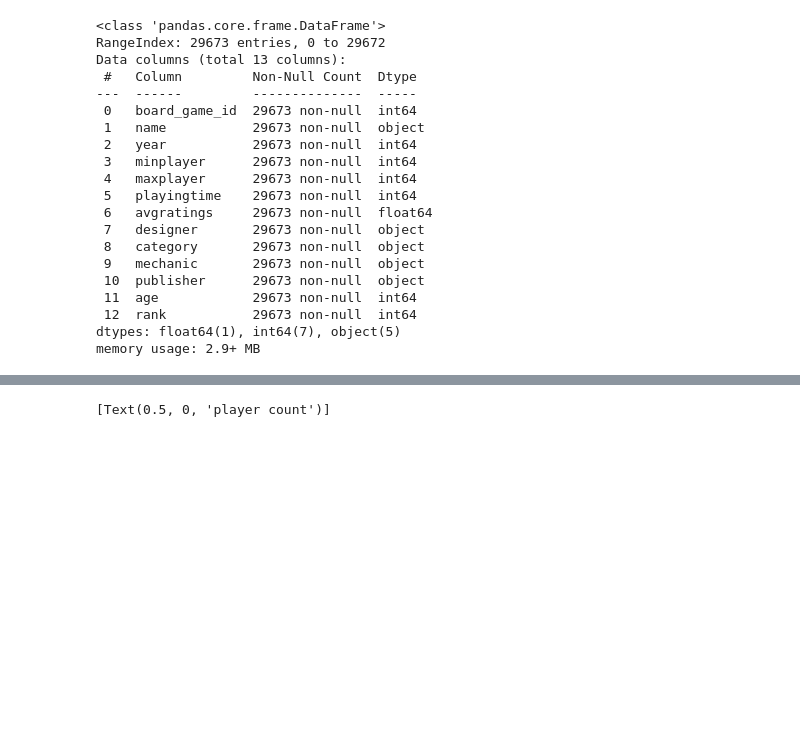
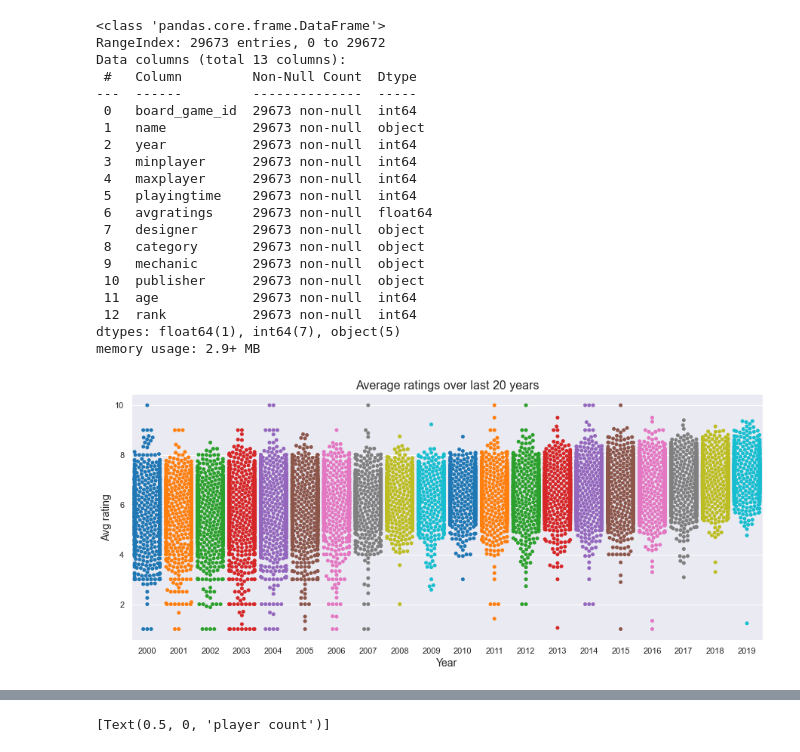
Before and after one commit to jankichauhan/BoardGamesRatings, a Jupyter notebook: src/EDA.ipynb, the cells around one changed output, grey strips where cells are left out. Saved outputs shown, nothing was run; the diff lists cells and outputs as text; code cells hidden in the pictures; blank space fills up the shorter version.

```diff
--- a/src/EDA.ipynb
+++ b/src/EDA.ipynb
@@ -84,6 +84,17 @@ board_game_data['designer'] = board_game_data['designer'].str.replace(':',', ')
 board_game_data['category'] = board_game_data['category'].str.replace(':',', ')
 board_game_data['mechanic'] = board_game_data['mechanic'].str.replace(':',', ')
 board_game_data['publisher'] = board_game_data['publisher'].str.replace(':',', ')
+# %%
+board_game_data_year = board_game_data[board_game_data['year'] > 1999]
+board_game_data_year = board_game_data_year[board_game_data_year['year'] < 2020]
+f, ax = plt.subplots(figsize = (15,6))
+sns.swarmplot(x="year", y="avgratings", data=board_game_data_year , palette="tab10" )
+ax.set_xlabel("Year",fontsize=14)
+ax.set_ylabel("Avg rating",fontsize=14)
+plt.title('Average ratings over last 20 years', fontsize=16)
+plt.show()
+# %% [output]
+[figure, added]
 # %%
 board_game_data['player_range'] = board_game_data['minplayer'].astype(str) + '-' + board_game_data['maxplayer'].astype(str)
 player_range =  board_game_data['player_range'].value_counts()
```
Also changed, not shown: parts of 18 cells of this notebook, 6 other files.
